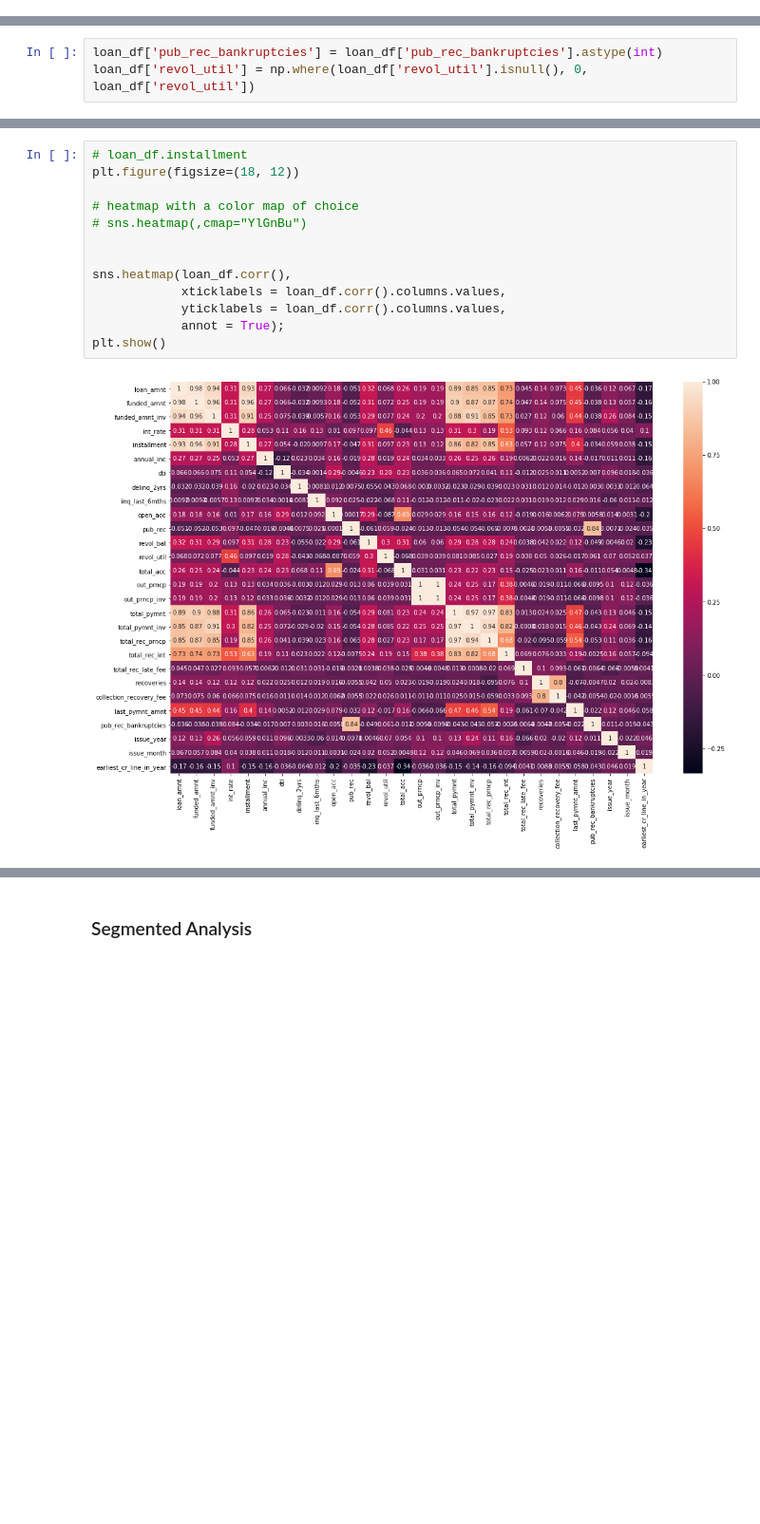
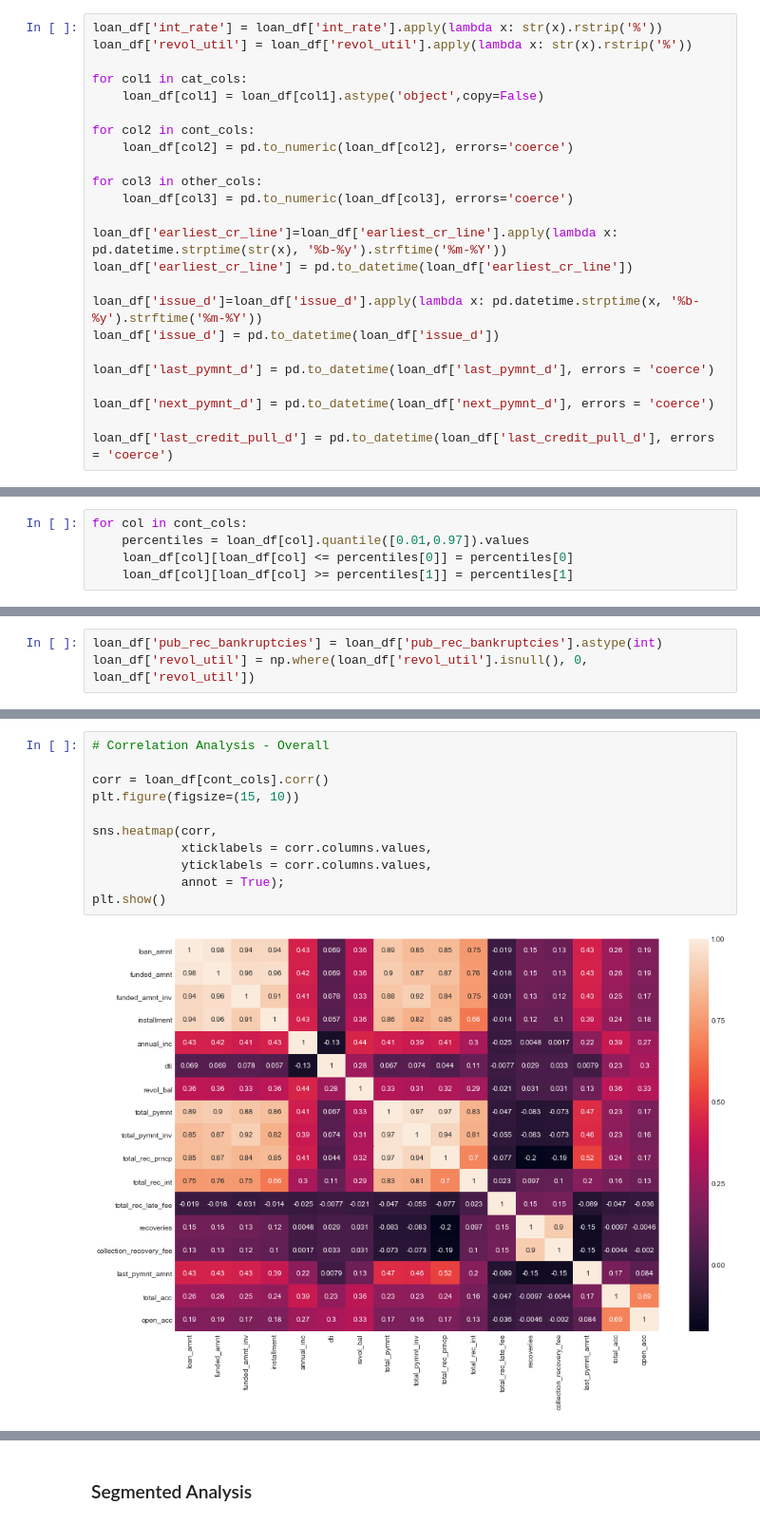
Before and after one commit to brijesh1100/P2-Gramener-Case-Study, a Jupyter notebook: Brijesh_Gramnner_Case_study.ipynb, the cells around one changed output, grey strips where cells are left out. Shown at 95% size. Drawn from its saved outputs; the diff is of its cells as text; blank space fills up the shorter version.

Commit message:
Risk Analysis

```diff
--- a/Brijesh_Gramnner_Case_study.ipynb
+++ b/Brijesh_Gramnner_Case_study.ipynb
@@ -8,3 +30,27 @@ loan_df = pd.read_csv('./loan.csv',sep=',' ,dtype='unicode')
+# %%
+loan_df['int_rate'] = loan_df['int_rate'].apply(lambda x: str(x).rstrip('%'))
+loan_df['revol_util'] = loan_df['revol_util'].apply(lambda x: str(x).rstrip('%'))
+
+for col1 in cat_cols:
+    loan_df[col1] = loan_df[col1].astype('object',copy=False)
+
+for col2 in cont_cols:
+    loan_df[col2] = pd.to_numeric(loan_df[col2], errors='coerce')
+
+for col3 in other_cols:
+    loan_df[col3] = pd.to_numeric(loan_df[col3], errors='coerce')
+
+loan_df['earliest_cr_line']=loan_df['earliest_cr_line'].apply(lambda x: pd.datetime.strptime(str(x), '%b-%y').strftime('%m-%Y'))
+loan_df['earliest_cr_line'] = pd.to_datetime(loan_df['earliest_cr_line'])
+
+loan_df['issue_d']=loan_df['issue_d'].apply(lambda x: pd.datetime.strptime(x, '%b-%y').strftime('%m-%Y'))
+loan_df['issue_d'] = pd.to_datetime(loan_df['issue_d'])
+
+loan_df['last_pymnt_d'] = pd.to_datetime(loan_df['last_pymnt_d'], errors = 'coerce')
+
+loan_df['next_pymnt_d'] = pd.to_datetime(loan_df['next_pymnt_d'], errors = 'coerce')
+
+loan_df['last_credit_pull_d'] = pd.to_datetime(loan_df['last_credit_pull_d'], errors = 'coerce')
 # %%
 loan_df = loan_df.drop(['mo_sin_old_rev_tl_op','mo_sin_rcnt_rev_tl_op','mo_sin_rcnt_tl',
               'mort_acc','mths_since_recent_bc','mths_since_recent_bc_dlq',
@@ -67,0 +91,5 @@ loan_df['funded_amnt'] = (loan_df.funded_amnt)/1000000
+# %%
+for col in cont_cols:
+    percentiles = loan_df[col].quantile([0.01,0.97]).values
+    loan_df[col][loan_df[col] <= percentiles[0]] = percentiles[0]
+    loan_df[col][loan_df[col] >= percentiles[1]] = percentiles[1]
@@ -154,18 +177,16 @@ loan_df['revol_util'] = np.where(loan_df['revol_util'].isnull(), 0, loan_df['rev
 # %%
-# loan_df.installment
-plt.figure(figsize=(18, 12))
+# Correlation Analysis - Overall
 
-# heatmap with a color map of choice
-# sns.heatmap(,cmap="YlGnBu")
+corr = loan_df[cont_cols].corr()
+plt.figure(figsize=(15, 10))
 
-
-sns.heatmap(loan_df.corr(),
-            xticklabels = loan_df.corr().columns.values,
-            yticklabels = loan_df.corr().columns.values,
+sns.heatmap(corr,
+            xticklabels = corr.columns.values,
+            yticklabels = corr.columns.values,
             annot = True);
 plt.show()
 # %% [output]
-[figure, old version]
+[figure, new version]
 # %%
 #'issue_d', 'loan_status','purpose',title','addr_state', 'dti', 'delinq_2yrs',
 #'earliest_cr_line','inq_last_6mths', 'open_acc', 'pub_rec','revol_bal','revol_util', 'total_acc', 'initial_list_status'
```
Also changed, not shown: parts of 54 cells of this notebook.
